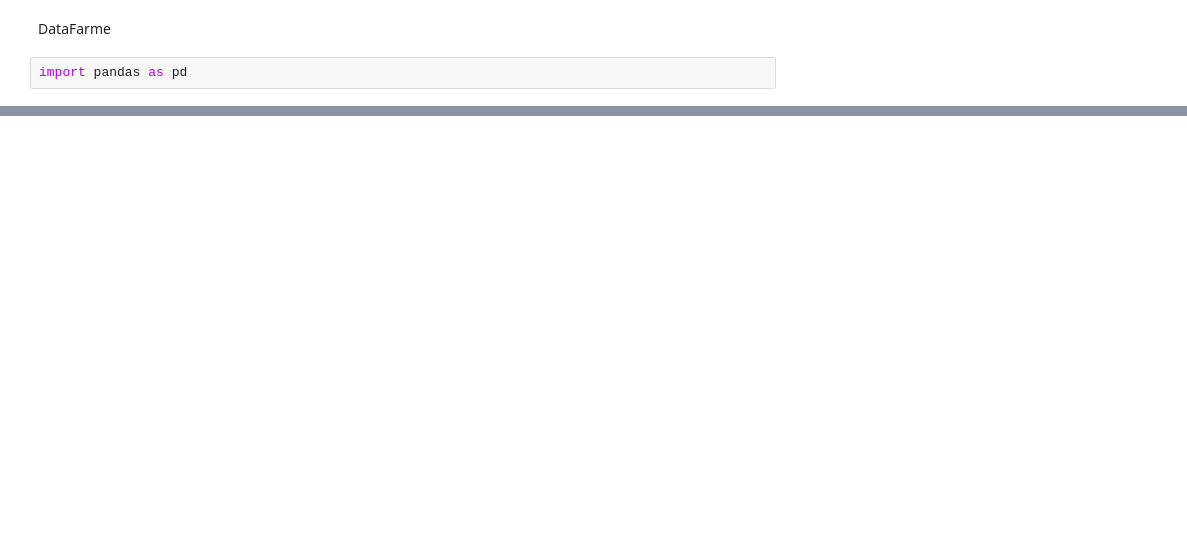
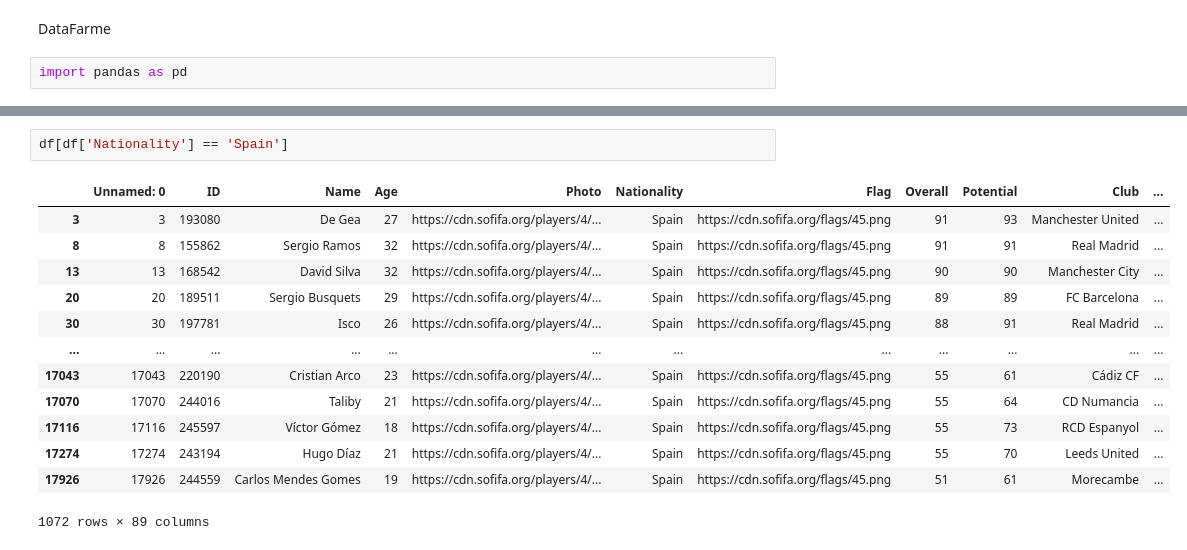
Before and after one commit to Jeisson-Gomez/pyton-jupyter, a Jupyter notebook: Clase 4 - Pandas/Cargando Data dentro de un DataFarme.ipynb, the cells around one changed output, grey strips where cells are left out. Saved outputs shown, nothing was run; the diff lists cells and outputs as text; blank space fills up the shorter version.

```diff
--- a/Clase 4 - Pandas/Cargando Data dentro de un DataFarme.ipynb
+++ b/Clase 4 - Pandas/Cargando Data dentro de un DataFarme.ipynb
@@ -21,0 +72,16 @@ df
+# %%
+df[df['Nationality'] == 'Spain']
+# %% [output]
+|  | Unnamed: 0 | ID | Name | Age | Photo | Nationality | Flag | Overall | Potential | Club | ... |
+| 3 | 3 | 193080 | De Gea | 27 | https://cdn.sofifa.org/players/4/... | Spain | https://cdn.sofifa.org/flags/45.png | 91 | 93 | Manchester United | ... |
+| 8 | 8 | 155862 | Sergio Ramos | 32 | https://cdn.sofifa.org/players/4/... | Spain | https://cdn.sofifa.org/flags/45.png | 91 | 91 | Real Madrid | ... |
+| 13 | 13 | 168542 | David Silva | 32 | https://cdn.sofifa.org/players/4/... | Spain | https://cdn.sofifa.org/flags/45.png | 90 | 90 | Manchester City | ... |
+| 20 | 20 | 189511 | Sergio Busquets | 29 | https://cdn.sofifa.org/players/4/... | Spain | https://cdn.sofifa.org/flags/45.png | 89 | 89 | FC Barcelona | ... |
+| 30 | 30 | 197781 | Isco | 26 | https://cdn.sofifa.org/players/4/... | Spain | https://cdn.sofifa.org/flags/45.png | 88 | 91 | Real Madrid | ... |
+| ... | ... | ... | ... | ... | ... | ... | ... | ... | ... | ... | ... |
+| 17043 | 17043 | 220190 | Cristian Arco | 23 | https://cdn.sofifa.org/players/4/... | Spain | https://cdn.sofifa.org/flags/45.png | 55 | 61 | Cádiz CF | ... |
+| 17070 | 17070 | 244016 | Taliby | 21 | https://cdn.sofifa.org/players/4/... | Spain | https://cdn.sofifa.org/flags/45.png | 55 | 64 | CD Numancia | ... |
+| 17116 | 17116 | 245597 | Víctor Gómez | 18 | https://cdn.sofifa.org/players/4/... | Spain | https://cdn.sofifa.org/flags/45.png | 55 | 73 | RCD Espanyol | ... |
+| 17274 | 17274 | 243194 | Hugo Díaz | 21 | https://cdn.sofifa.org/players/4/... | Spain | https://cdn.sofifa.org/flags/45.png | 55 | 70 | Leeds United | ... |
+| 17926 | 17926 | 244559 | Carlos Mendes Gomes | 19 | https://cdn.sofifa.org/players/4/... | Spain | https://cdn.sofifa.org/flags/45.png | 51 | 61 | Morecambe | ... |
+1072 rows × 89 columns
```
Also changed, not shown: parts of 6 cells of this notebook.
